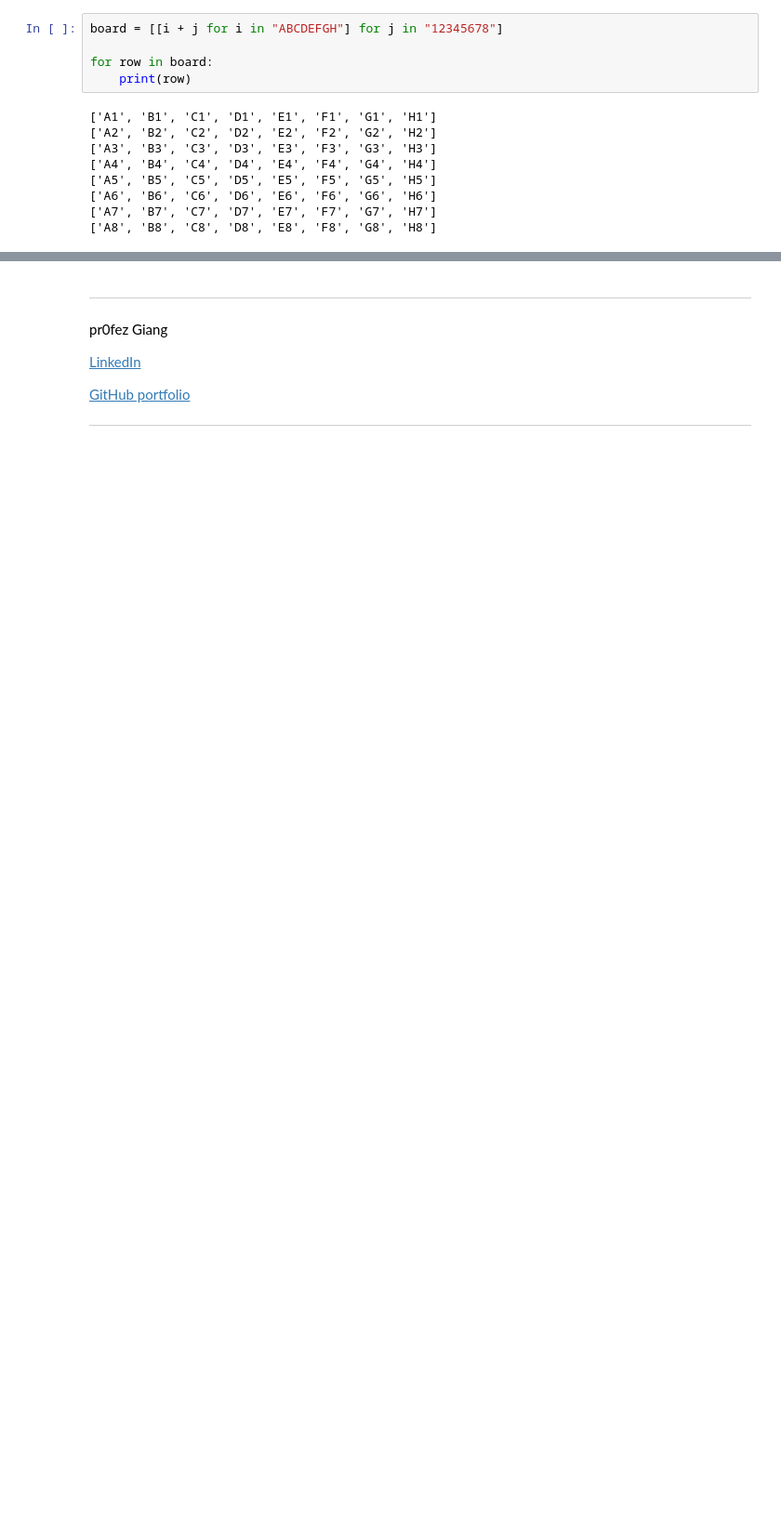
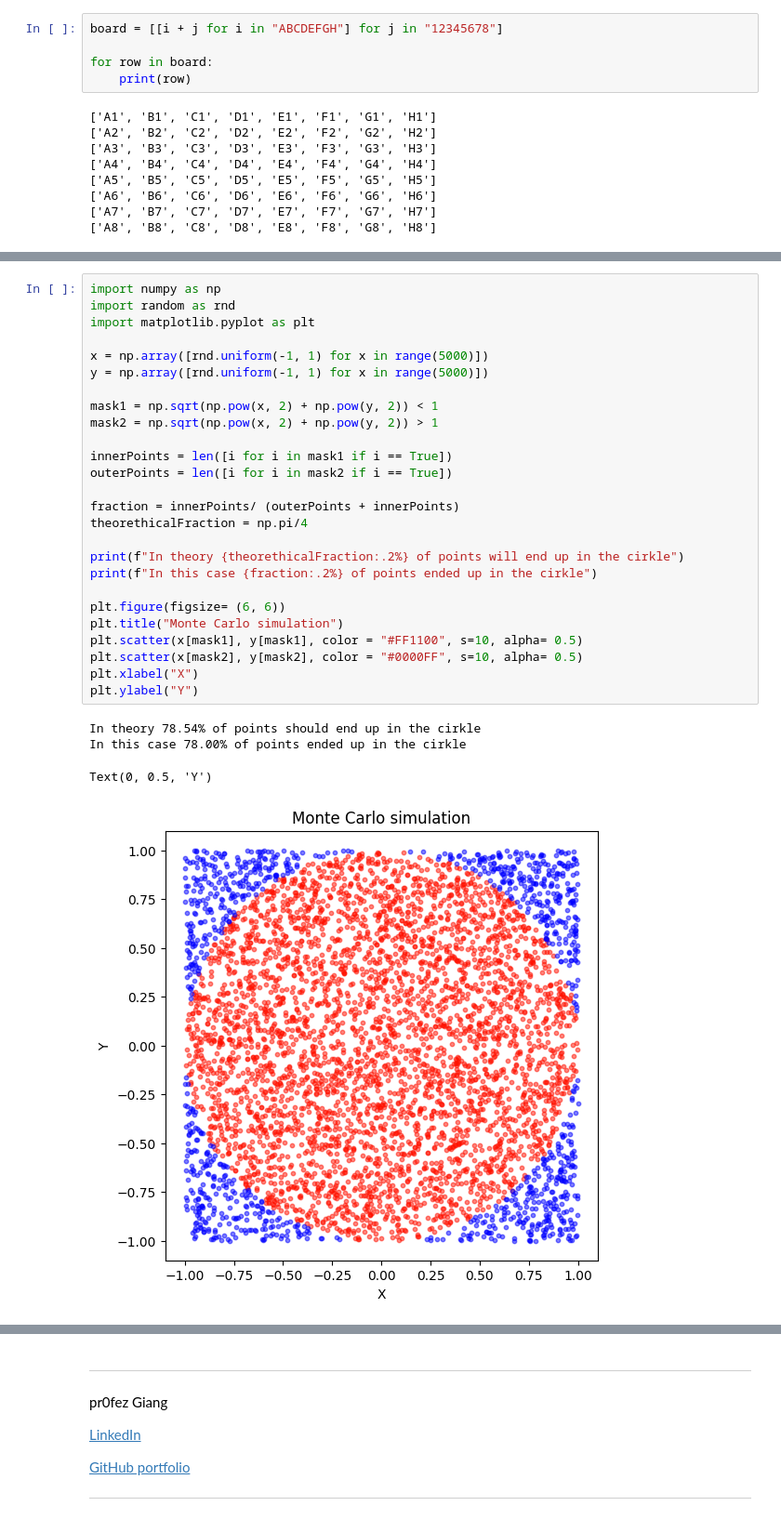
Before and after one commit to AdrianSSkog/Python_Programming_AdrianSoderbergSkog, a Jupyter notebook: Exercises/exercises04.ipynb, the cells around one changed output, grey strips where cells are left out. Shown at 93% size. Cells and saved outputs as stored; diff of their text form; blank space fills up the shorter version.

```diff
--- a/Exercises/exercises04.ipynb
+++ b/Exercises/exercises04.ipynb
@@ -291,6 +323,37 @@ No answer here, try to prove it theoretically.
 
 
 </details>
+# %%
+import numpy as np
+import random as rnd
+import matplotlib.pyplot as plt
+
+x = np.array([rnd.uniform(-1, 1) for x in range(5000)])
+y = np.array([rnd.uniform(-1, 1) for x in range(5000)])
+
+mask1 = np.sqrt(np.pow(x, 2) + np.pow(y, 2)) < 1
+mask2 = np.sqrt(np.pow(x, 2) + np.pow(y, 2)) > 1
+
+innerPoints = len([i for i in mask1 if i == True])
+outerPoints = len([i for i in mask2 if i == True])
+
+fraction = innerPoints/ (outerPoints + innerPoints)
+theorethicalFraction = np.pi/4
+
+print(f"In theory {theorethicalFraction:.2%} of points will end up in the cirkle")
+print(f"In this case {fraction:.2%} of points ended up in the cirkle")
+
+plt.figure(figsize= (6, 6))
+plt.title("Monte Carlo simulation")
+plt.scatter(x[mask1], y[mask1], color = "#FF1100", s=10, alpha= 0.5)
+plt.scatter(x[mask2], y[mask2], color = "#0000FF", s=10, alpha= 0.5)
+plt.xlabel("X")
+plt.ylabel("Y")
+# %% [output]
+In theory 78.54% of points should end up in the cirkle
+In this case 78.00% of points ended up in the cirkle
+Text(0, 0.5, 'Y')
+[figure, added]
 # %% [markdown]
 ---
 ## 7. A cute rabbit among two ferocious snakes (**)
```
Also changed, not shown: parts of 2 cells of this notebook, 1 other file.
